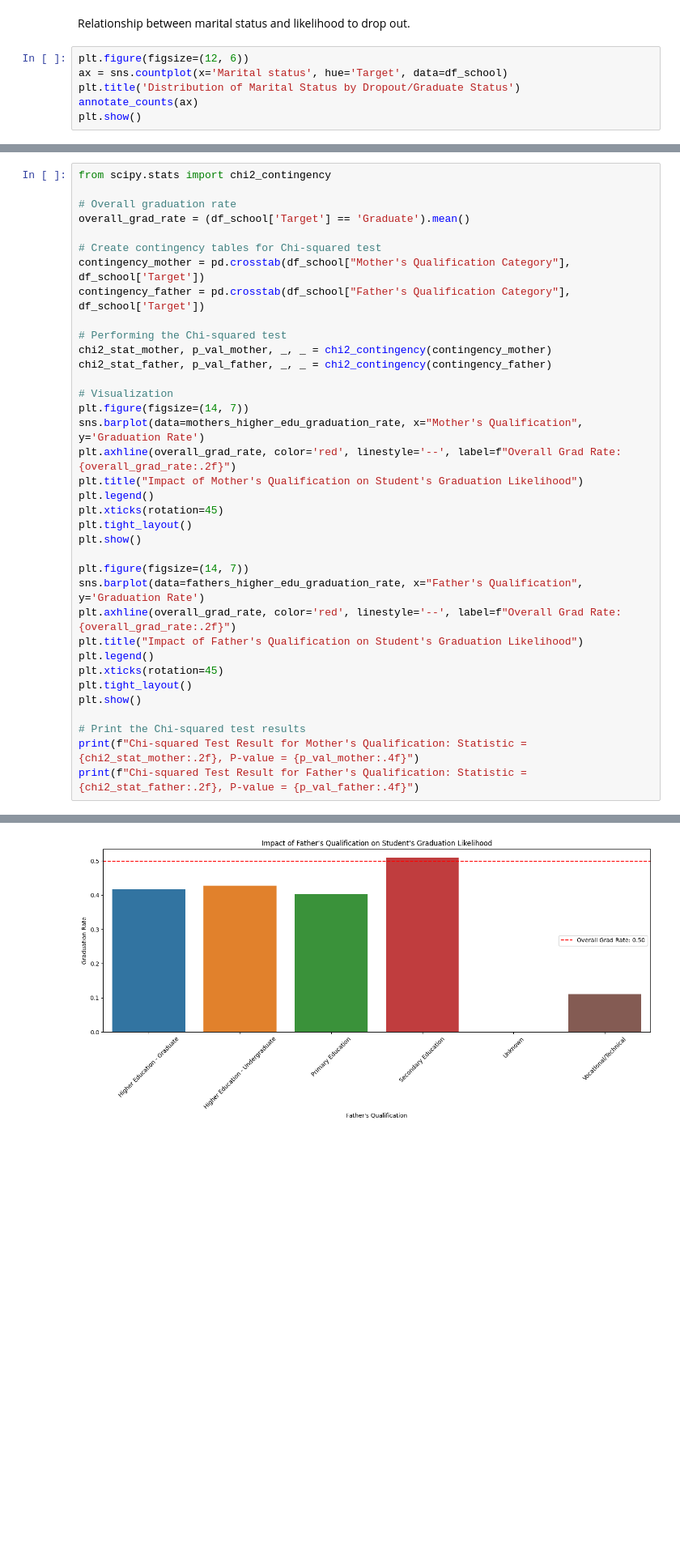
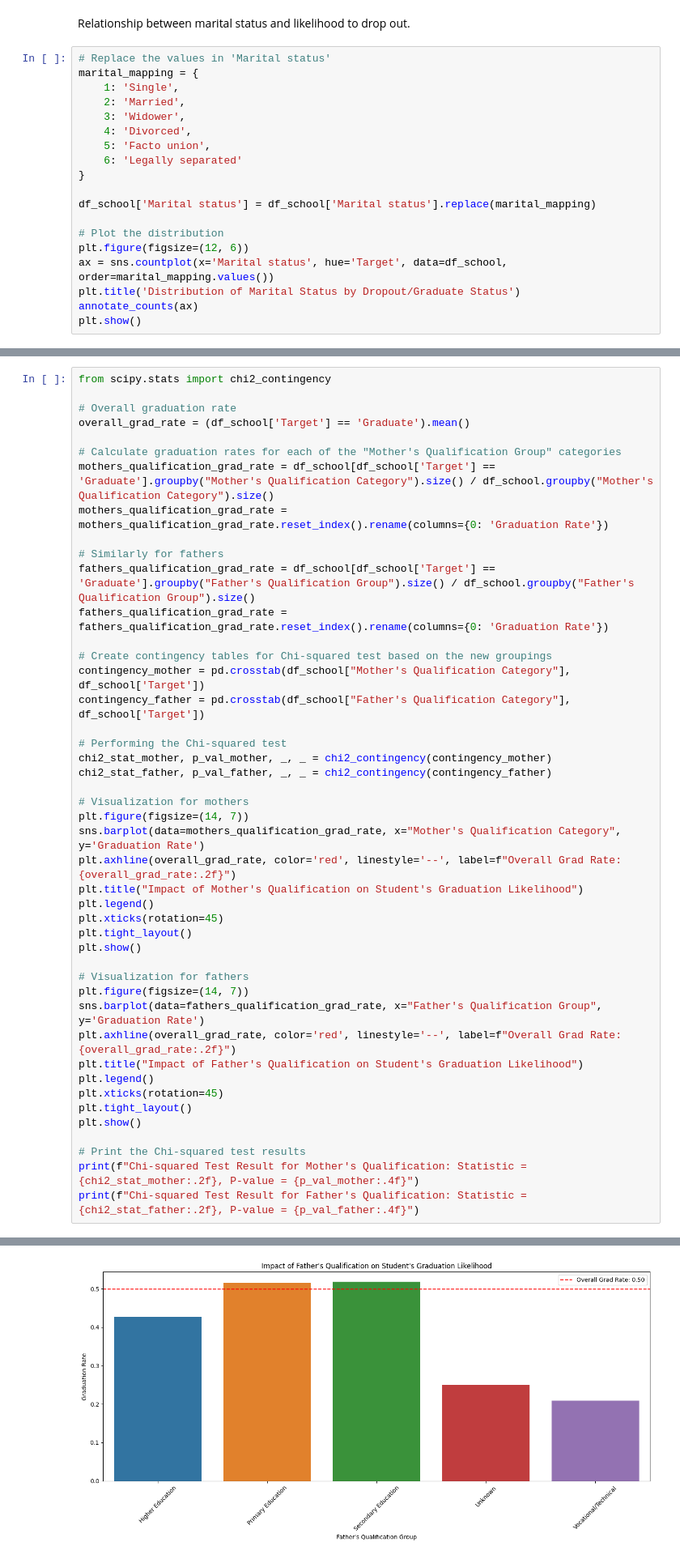
Before and after one commit to KANUBALAD/ML-Fairness-in-School-DropOut-, a Jupyter notebook: Notebooks/EDA of School Dropout Dataset.ipynb, the cells around one changed output, grey strips where cells are left out. Shown at 81% size. Saved outputs shown, nothing was run; the diff lists cells and outputs as text; blank space fills up the shorter version.

```diff
--- a/Notebooks/EDA of School Dropout Dataset.ipynb
+++ b/Notebooks/EDA of School Dropout Dataset.ipynb
@@ -206,8 +281,21 @@ Whisker Bottom: 17.00
 # %% [markdown]
 Relationship between marital status and likelihood to drop out.
 # %%
+# Replace the values in 'Marital status'
+marital_mapping = {
+    1: 'Single',
+    2: 'Married',
+    3: 'Widower',
+    4: 'Divorced',
+    5: 'Facto union',
+    6: 'Legally separated'
+}
+
+df_school['Marital status'] = df_school['Marital status'].replace(marital_mapping)
+
+# Plot the distribution
 plt.figure(figsize=(12, 6))
-ax = sns.countplot(x='Marital status', hue='Target', data=df_school)
+ax = sns.countplot(x='Marital status', hue='Target', data=df_school, order=marital_mapping.values())
 plt.title('Distribution of Marital Status by Dropout/Graduate Status')
 annotate_counts(ax)
 plt.show()
@@ -343,7 +414,15 @@ from scipy.stats import chi2_contingency
 # Overall graduation rate
 overall_grad_rate = (df_school['Target'] == 'Graduate').mean()
 
-# Create contingency tables for Chi-squared test
+# Calculate graduation rates for each of the "Mother's Qualification Group" categories
+mothers_qualification_grad_rate = df_school[df_school['Target'] == 'Graduate'].groupby("Mother's Qualification Category").size() / df_school.groupby("Mother's Qualification Category").size()
+mothers_qualification_grad_rate = mothers_qualification_grad_rate.reset_index().rename(columns={0: 'Graduation Rate'})
+
+# Similarly for fathers
+fathers_qualification_grad_rate = df_school[df_school['Target'] == 'Graduate'].groupby("Father's Qualification Group").size() / df_school.groupby("Father's Qualification Group").size()
+fathers_qualification_grad_rate = fathers_qualification_grad_rate.reset_index().rename(columns={0: 'Graduation Rate'})
+
+# Create contingency tables for Chi-squared test based on the new groupings
 contingency_mother = pd.crosstab(df_school["Mother's Qualification Category"], df_school['Target'])
 contingency_father = pd.crosstab(df_school["Father's Qualification Category"], df_school['Target'])
 
@@ -351,9 +430,9 @@ contingency_father = pd.crosstab(df_school["Father's Qualification Category"], d
 chi2_stat_mother, p_val_mother, _, _ = chi2_contingency(contingency_mother)
 chi2_stat_father, p_val_father, _, _ = chi2_contingency(contingency_father)
 
-# Visualization
+# Visualization for mothers
 plt.figure(figsize=(14, 7))
-sns.barplot(data=mothers_higher_edu_graduation_rate, x="Mother's Qualification", y='Graduation Rate')
+sns.barplot(data=mothers_qualification_grad_rate, x="Mother's Qualification Category", y='Graduation Rate')
 plt.axhline(overall_grad_rate, color='red', linestyle='--', label=f"Overall Grad Rate: {overall_grad_rate:.2f}")
 plt.title("Impact of Mother's Qualification on Student's Graduation Likelihood")
 plt.legend()
@@ -361,8 +440,9 @@ plt.xticks(rotation=45)
 plt.tight_layout()
 plt.show()
 
+# Visualization for fathers
 plt.figure(figsize=(14, 7))
-sns.barplot(data=fathers_higher_edu_graduation_rate, x="Father's Qualification", y='Graduation Rate')
+sns.barplot(data=fathers_qualification_grad_rate, x="Father's Qualification Group", y='Graduation Rate')
 plt.axhline(overall_grad_rate, color='red', linestyle='--', label=f"Overall Grad Rate: {overall_grad_rate:.2f}")
 plt.title("Impact of Father's Qualification on Student's Graduation Likelihood")
 plt.legend()
@@ -378,3 +458,3 @@ print(f"Chi-squared Test Result for Father's Qualification: Statistic = {chi2_st
-[figure, old version]
+[figure, new version]
 Chi-squared Test Result for Mother's Qualification: Statistic = 34.43, P-value = 0.0002
 Chi-squared Test Result for Father's Qualification: Statistic = 116.19, P-value = 0.0000
```
Also changed, not shown: parts of 33 cells of this notebook.
